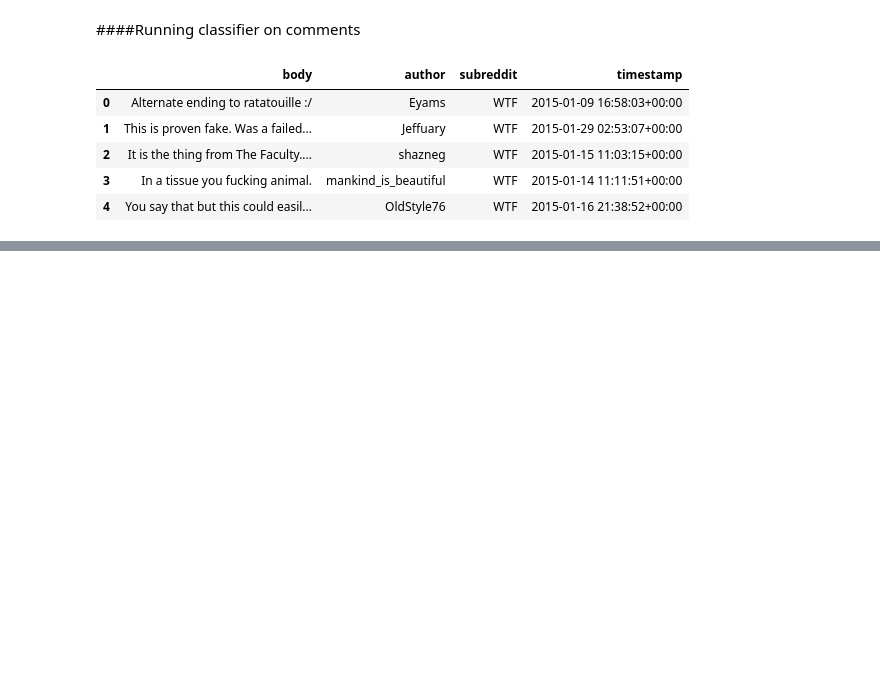
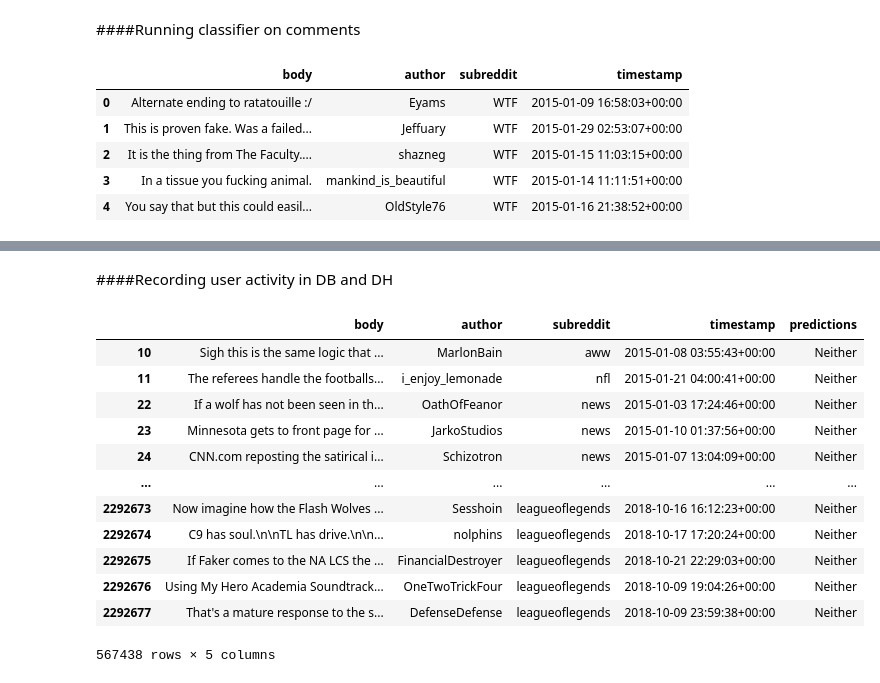
Before and after one commit to ahmedqazi123/RedditAnalysis, a Jupyter notebook: To_Act_or_React.ipynb, the cells around one changed output, grey strips where cells are left out. Drawn from its saved outputs; the diff is of its cells as text; code cells hidden in the pictures; blank space fills up the shorter version.

```diff
--- a/To_Act_or_React.ipynb
+++ b/To_Act_or_React.ipynb
@@ -757,0 +756,20 @@ Transforming inputs...
+# %% [markdown]
+####Recording user activity in DB and DH
+# %%
+usrDH = classified_comments.subreddit.isin(DH)
+usrDH = classified_comments[usrDH]
+usrDH
+# %% [output]
+|  | body | author | subreddit | timestamp | predictions |
+| 10 | Sigh this is the same logic that ... | MarlonBain | aww | 2015-01-08 03:55:43+00:00 | Neither |
+| 11 | The referees handle the footballs... | i_enjoy_lemonade | nfl | 2015-01-21 04:00:41+00:00 | Neither |
+| 22 | If a wolf has not been seen in th... | OathOfFeanor | news | 2015-01-03 17:24:46+00:00 | Neither |
+| 23 | Minnesota gets to front page for ... | JarkoStudios | news | 2015-01-10 01:37:56+00:00 | Neither |
+| 24 | CNN.com reposting the satirical i... | Schizotron | news | 2015-01-07 13:04:09+00:00 | Neither |
+| ... | ... | ... | ... | ... | ... |
+| 2292673 | Now imagine how the Flash Wolves ... | Sesshoin | leagueoflegends | 2018-10-16 16:12:23+00:00 | Neither |
+| 2292674 | C9 has soul.\n\nTL has drive.\n\n... | nolphins | leagueoflegends | 2018-10-17 17:20:24+00:00 | Neither |
+| 2292675 | If Faker comes to the NA LCS the ... | FinancialDestroyer | leagueoflegends | 2018-10-21 22:29:03+00:00 | Neither |
+| 2292676 | Using My Hero Academia Soundtrack... | OneTwoTrickFour | leagueoflegends | 2018-10-09 19:04:26+00:00 | Neither |
+| 2292677 | That's a mature response to the s... | DefenseDefense | leagueoflegends | 2018-10-09 23:59:38+00:00 | Neither |
+567438 rows × 5 columns
```
Also changed, not shown: parts of 31 cells of this notebook.
